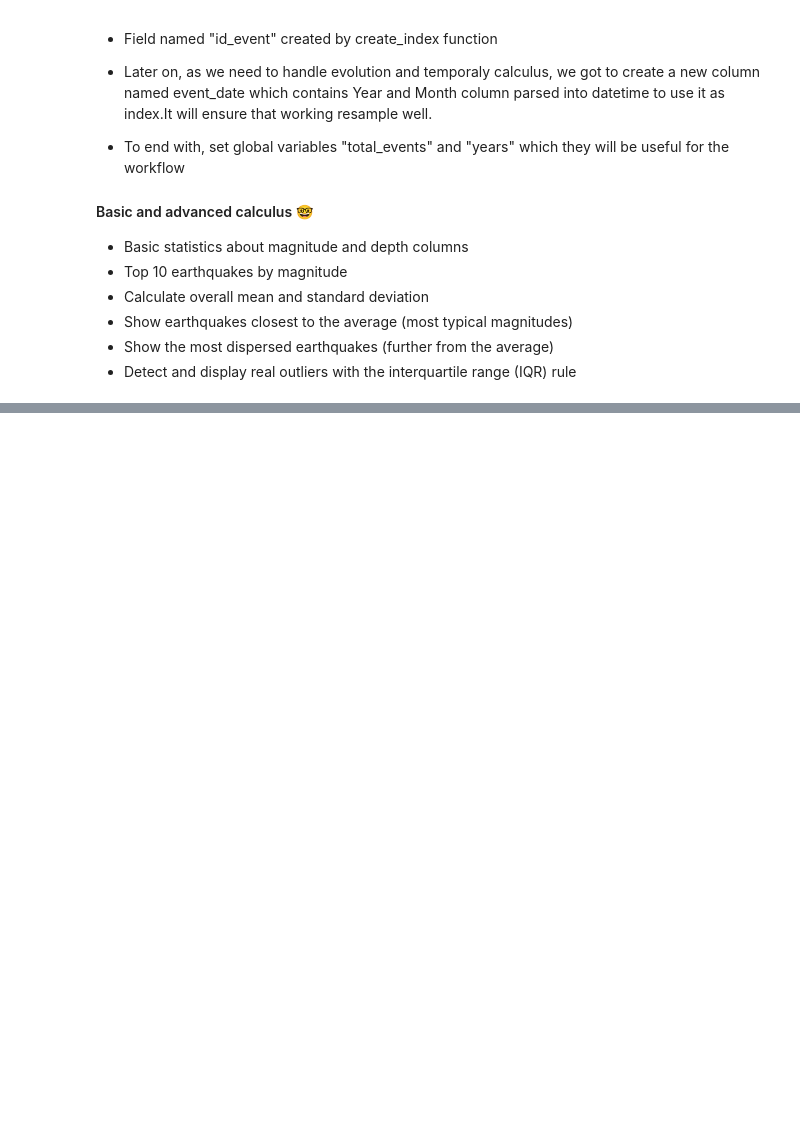
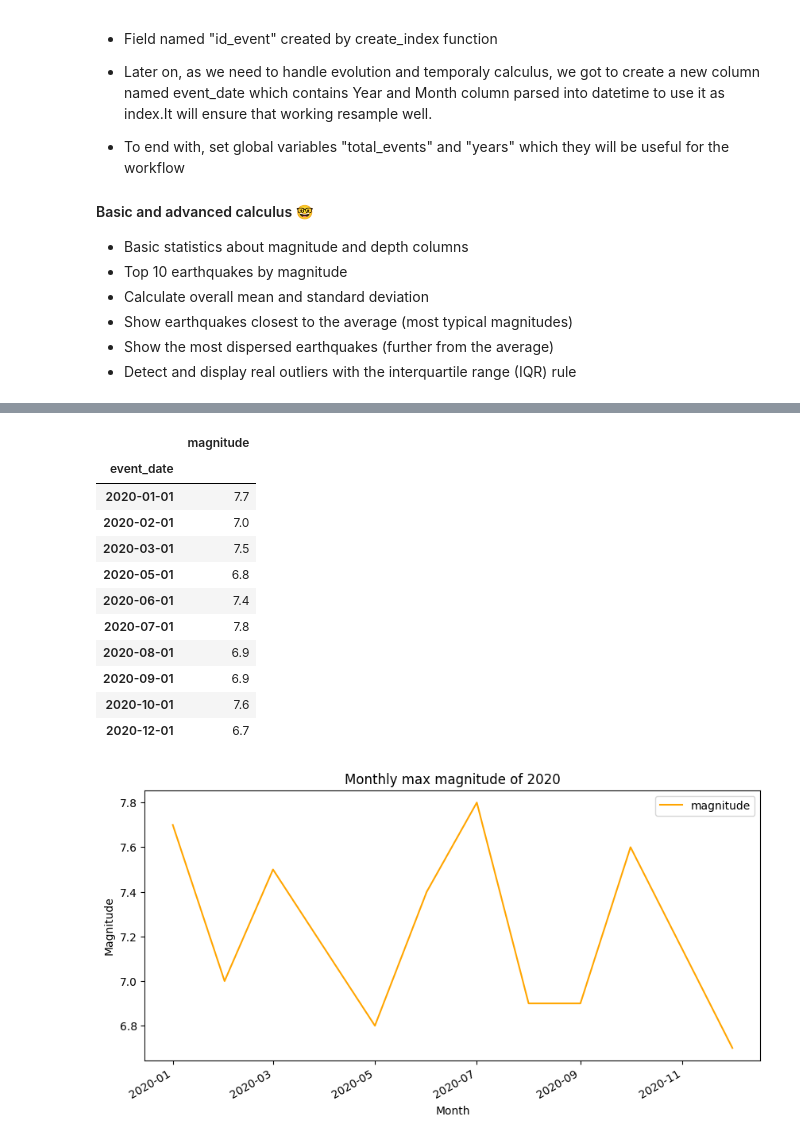
Before and after one commit to ivanarganda/proyectosFlet, a Jupyter notebook: pandas/practicas/Earthquakes/earthquakes.ipynb, the cells around one changed output, grey strips where cells are left out. Cells and saved outputs as stored; diff of their text form; code cells hidden in the pictures; blank space fills up the shorter version.

Commit message:
report earthqueake is done

```diff
--- a/pandas/practicas/Earthquakes/earthquakes.ipynb
+++ b/pandas/practicas/Earthquakes/earthquakes.ipynb
@@ -356,6 +486,55 @@ Definitely, this is the end part of dataflow. Let's represent all both implicit
 - Distribution of magnitude according either not or yes thsunami presence: it represents the distribution f magnitude over years either not or yes tsunami presence. In this case, the reresentation is made by linear chart instead targeting a vertial line intersecting chart which it displays the mean.
 
 - Correlation Matrix between Earthquake Variables: it represents all variables which one most near to average, disperse or outlier each other from earthquakes through heatmap.
+# %%
+# The earthqueake the most repeated of each month of year
+# Monthly evolution of magnitude
+try:
+
+    year = int(input(f"Type years {",".join(map(str, years ))}"))
+
+    if year not in years:
+        raise Exception("Not found year in dataset")
+
+    df_magnitude_year = df[df["Year"] == year]
+
+    earthquakes_by_year_ = df_magnitude_year.groupby(["event_date"]).agg({
+        "magnitude":"max"
+    })
+    earthquakes_by_year_
+
+    display(earthquakes_by_year_)
+
+    earthquakes_by_year_.plot(
+        figsize=(10,5),
+        color="orange",
+        title=f"Monthly max magnitude of {year}",
+        ylabel="Magnitude",
+        xlabel="Month"
+    )
+    plt.show()
+except Exception as e:
+    display(e)
+except NameError as e:
+    print(e)
+except ValueError as e:
+    print(e)
+except KeyboardInterrupt as e:
+    print(e)
+# %% [output]
+|  | magnitude |
+| event_date |  |
+| 2020-01-01 | 7.7 |
+| 2020-02-01 | 7.0 |
+| 2020-03-01 | 7.5 |
+| 2020-05-01 | 6.8 |
+| 2020-06-01 | 7.4 |
+| 2020-07-01 | 7.8 |
+| 2020-08-01 | 6.9 |
+| 2020-09-01 | 6.9 |
+| 2020-10-01 | 7.6 |
+| 2020-12-01 | 6.7 |
+[figure, added]
 # %%
 # Monthly evolution of magnitude
 try:
```
Also changed, not shown: parts of 20 cells of this notebook.
